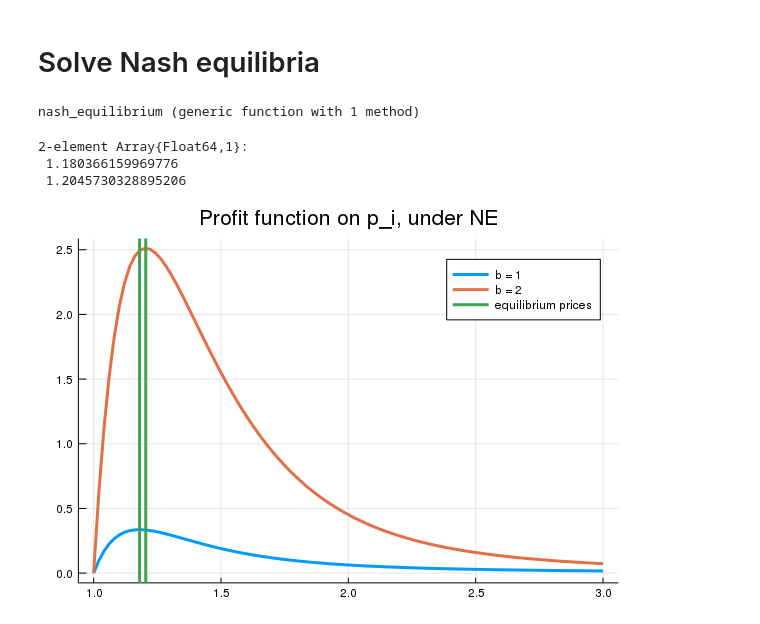
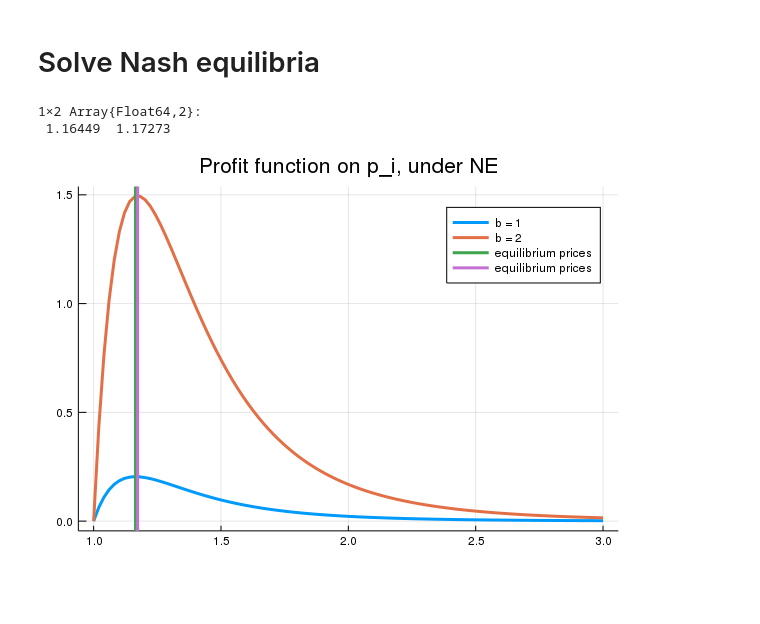
Before and after one commit to lnsongxf/Perla1.jl, a Jupyter notebook: demand-function-with-multiple-cohorts.ipynb, the cells around one changed output. Saved outputs shown, nothing was run; the diff lists cells and outputs as text; code cells hidden in the pictures; blank space fills up the shorter version.

Commit message:
Update notebooks to use profit functions and equilibrium solvers from package

```diff
--- a/demand-function-with-multiple-cohorts.ipynb
+++ b/demand-function-with-multiple-cohorts.ipynb
@@ -16,13 +16,3 @@ b_bar = length(params.cohorts);
 f = fill(1/(N+1)^b_bar, (N+1)^b_bar); # awareness set distribution
 # %% [markdown]
 # Demand function with multiple cohorts
-# %%
-# Demand function with multiple cohorts
-# p_i: the price of product of firm i (can be different from p[b])
-# b: the cohort firm i belongs to
-# p: b_bar-vector of prices across firms
-# f: awareness set distribution
-# params: model parameters
-demand(p_i, b, p, f, params) = demand_symmetric(p_i, b, p, f, params)
-profit(p_i, b, p, f, params) = (p_i - params.mc) * demand(p_i, b, p, f, params)
-profit_derivative(p_i, b, p, f, params) = derivative(p_i -> profit(p_i, b, p, f, params), p_i)
@@ -30,0 +19,4 @@ profit_derivative (generic function with 1 method)
+# %%
+demand = demand_symmetric
+profit = get_profit(demand)
+profit_derivative = get_profit_derivative(profit)
@@ -56,30 +50,15 @@ plot(range(1.0,stop=3.0,length=100), (b -> (p_i -> profit_derivative(p_i, b, p,
 [figure]
 # %% [markdown]
 # Solve Nash equilibria
-# %%
-function D_p(p, f, params)
-    # K-vector of cohorts where ith element represents ith firms' cohort
-    bs = 1:length(params.cohorts)
-    # return the vector of derivatives
-    return [profit_derivative(p[b], bs[b], p, f, params) for b in eachindex(p)]
-end
-
-function nash_equilibrium(f, params; autodiff=:forward, iv = fill(params.mc, length(params.cohorts)))
-    sol = nlsolve(p -> D_p(p, f, params), iv, autodiff = :forward)
-    return (p = sol.zero, converged = converged(sol), solution = sol)
-end
-# %% [output]
-nash_equilibrium (generic function with 1 method)
 # %%
-p = nash_equilibrium(f, params).p
+p = compute_price_equilibrium(f, params, profit).p
 # %% [output]
-2-element Array{Float64,1}:
- 1.180366159969776
- 1.2045730328895206
+1×2 Array{Float64,2}:
+ 1.16449  1.17273
 # %%
 # plot the profit function
-plot(range(1.0,stop=3.0,length=100), (b -> (p_i -> profit(p_i, b, p, f, params))).(1:b_bar),
+plot(range(1.0,stop=3.0,length=100), (b -> (p_i -> profit(p_i, 1, b, p, f, params))).(1:b_bar),
     label = string.("b = ",1:b_bar), lw = 3, title = "Profit function on p_i, under NE")
 plot!(p, st = :vline, lw = 3, label = "equilibrium prices")
 # %% [output]
-[figure, old version]
+[figure, new version]
```
Also changed, not shown: parts of 4 cells of this notebook, 2 other files.
